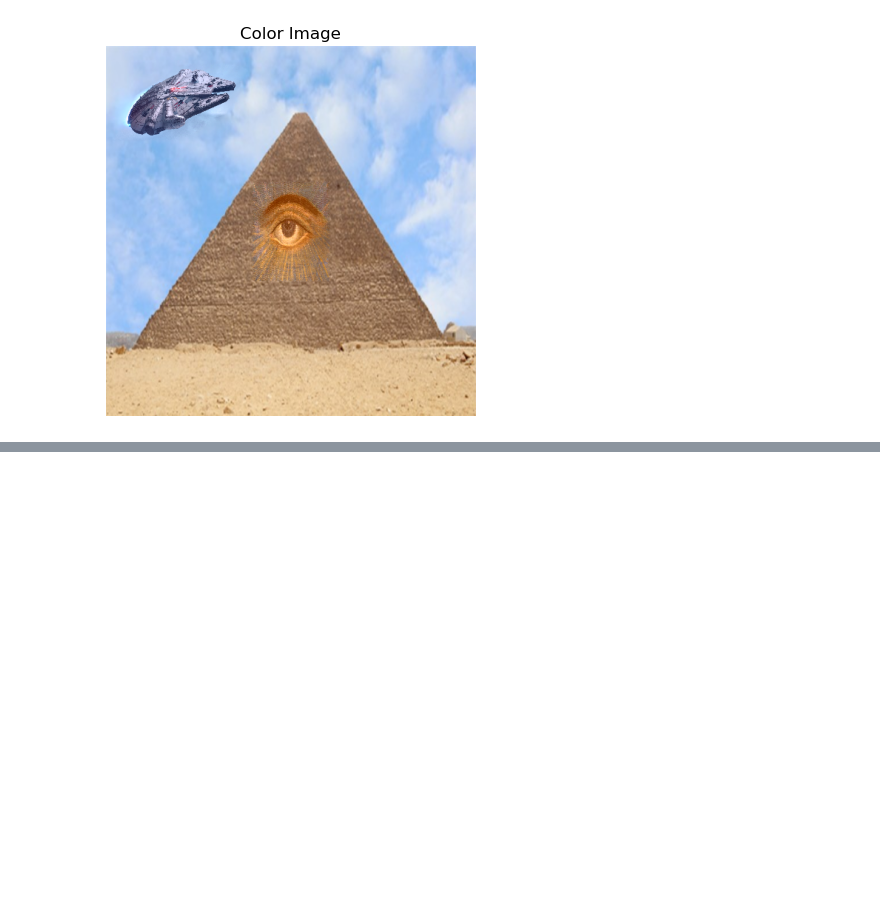
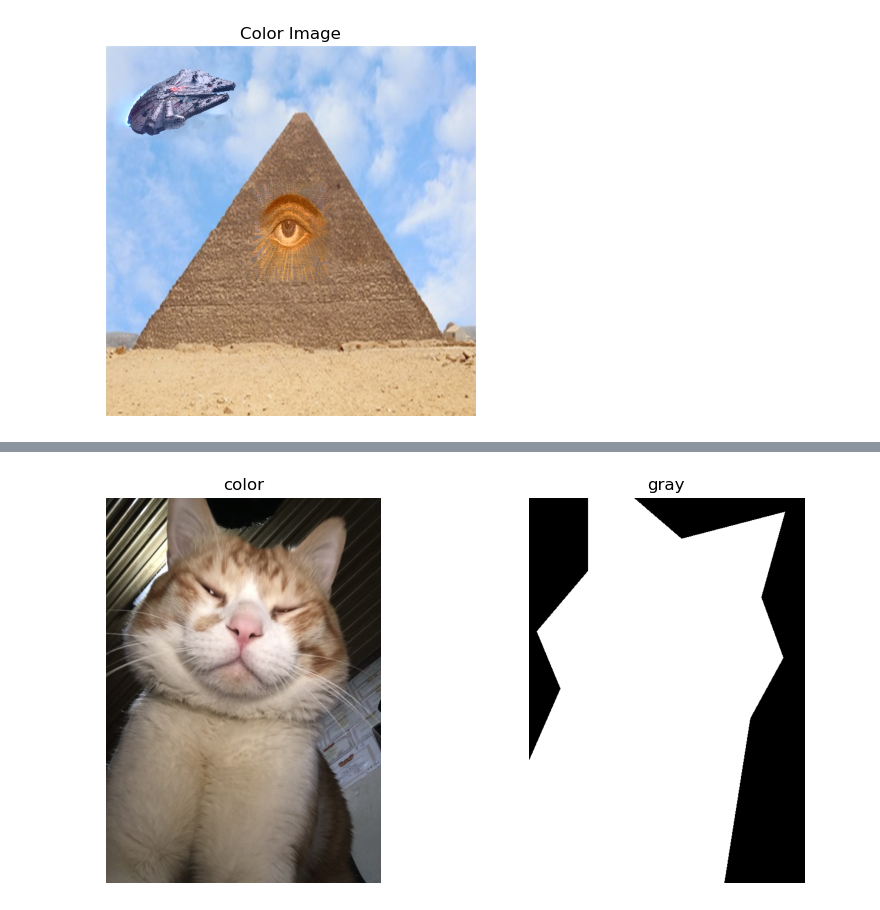
Before and after one commit to trungdung1711/ip_cv_2, a Jupyter notebook: notebooks/1.ipynb, the cells around one changed output, grey strips where cells are left out. Drawn from its saved outputs; the diff is of its cells as text; code cells hidden in the pictures; blank space fills up the shorter version.

```diff
--- a/notebooks/1.ipynb
+++ b/notebooks/1.ipynb
@@ -175,0 +187,26 @@ show(seamless_cloning_result_2)
+# %%
+mask_cat = np.zeros(shape=my_cat.shape[:2], dtype=np.uint8)
+
+points = np.array(
+    [
+        [107, 0],
+        [107, 132],
+        [14, 242],
+        [57, 346],
+        [0, 477],
+        [0, 700],
+        [353, 700],
+        [400, 400],
+        [460, 290],
+        [420, 180],
+        [463, 25],
+        [276, 74],
+        [190, 0]
+    ]
+)
+
+mask_cat = cv2.fillPoly(img=mask_cat, pts=[points], color=255)
+
+side2side(my_cat, mask_cat)
+# %% [output]
+[figure, added]
```
Also changed, not shown: parts of 14 cells of this notebook, 4 other files.
